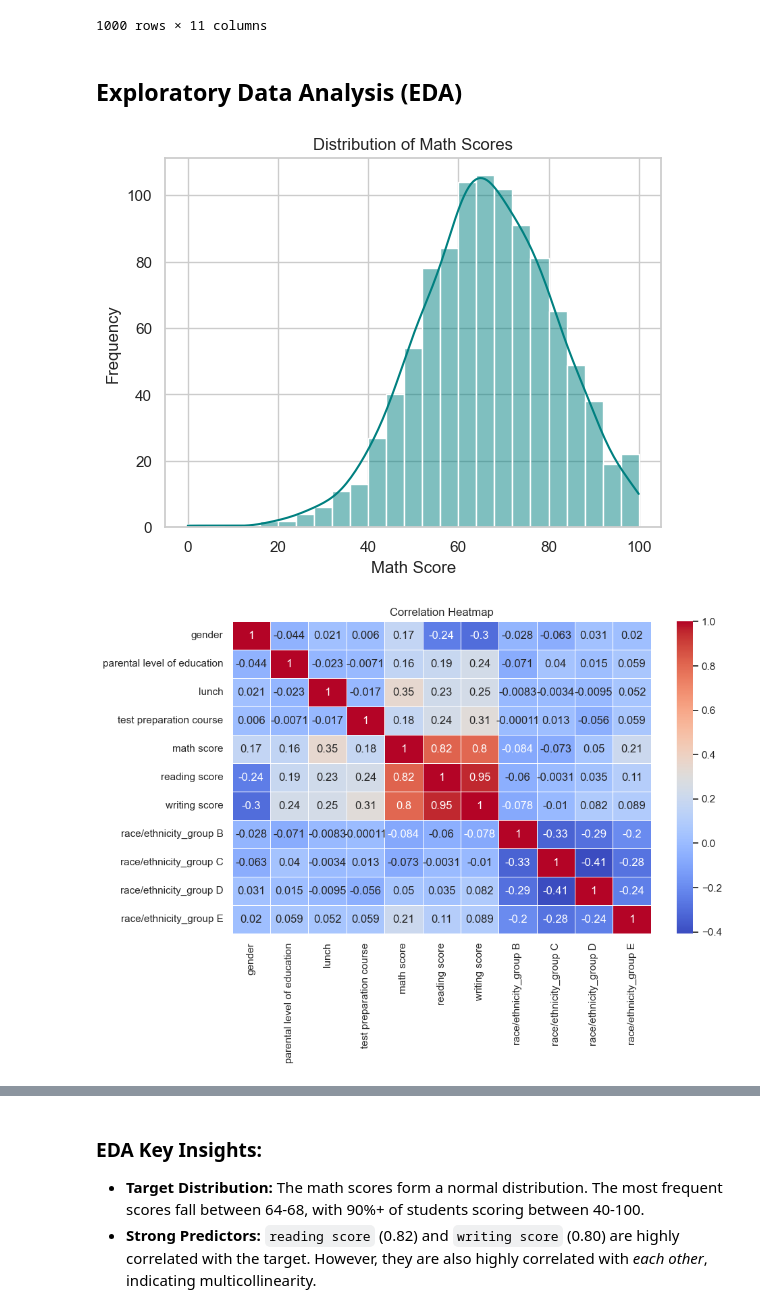
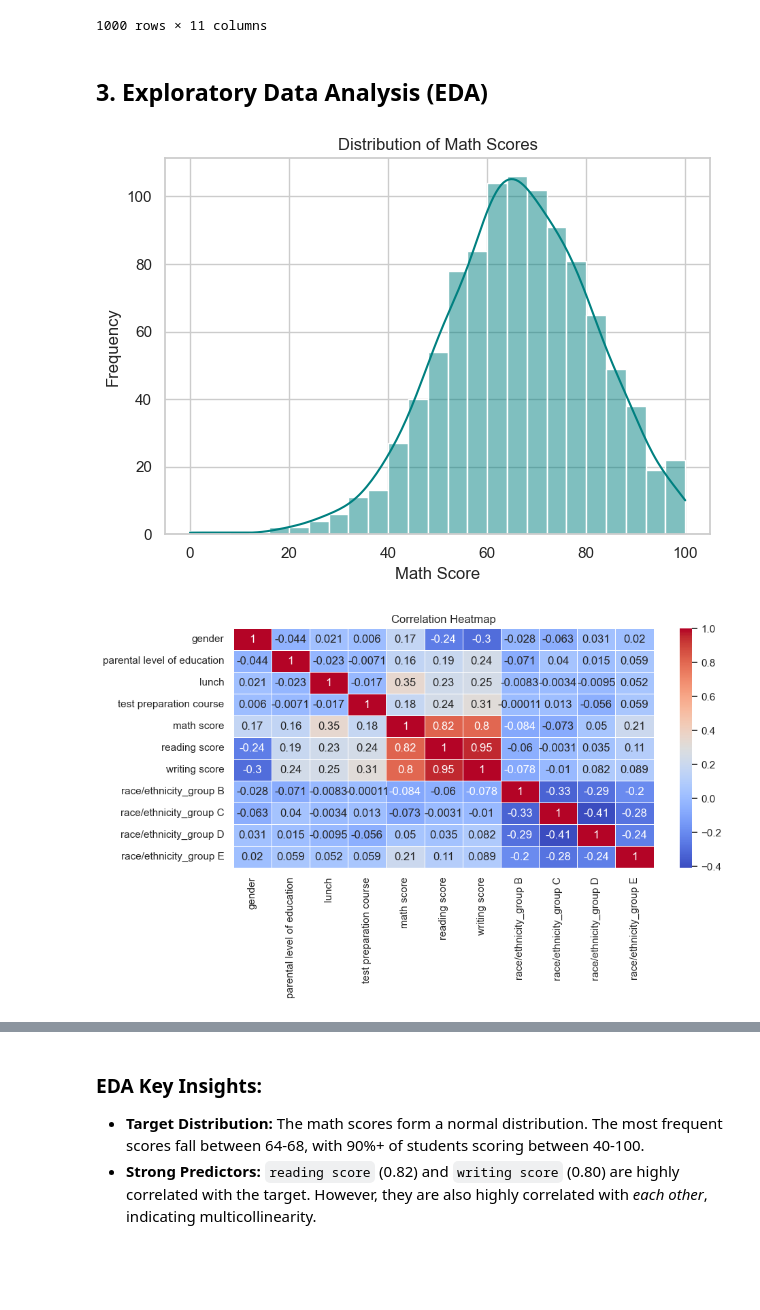
Before and after one commit to VaibhavNileshKumarDave/synent-task8-mlmodel-vaibhav-dave, a Jupyter notebook: notebooks/StudentsPerformance.ipynb, the cells around one changed output, grey strips where cells are left out. Drawn from its saved outputs; the diff is of its cells as text; code cells hidden in the pictures; blank space fills up the shorter version.

Commit message:
Save Charts In Outputs Folder

```diff
--- a/notebooks/StudentsPerformance.ipynb
+++ b/notebooks/StudentsPerformance.ipynb
@@ -98,22 +98,26 @@ students_performance
 | 999 | 0 | 2 | 0 | 0 | 77 | 86 | ... |
 1000 rows × 11 columns
 # %% [markdown]
-## Exploratory Data Analysis (EDA)
+## 3. Exploratory Data Analysis (EDA)
 # %%
 sns.histplot(students_performance['math score'], color='teal', kde=True)
 plt.title('Distribution of Math Scores')
 plt.xlabel('Math Score')
 plt.ylabel('Frequency')
+plt.tight_layout()
+plt.savefig('../outputs/math_score_distribution.png', dpi=150)
 plt.show()
 # %% [output]
-[figure, old version]
+[figure, new version]
 # %%
 plt.figure(figsize=(10, 6))
 sns.heatmap(students_performance.corr(), annot=True, cmap='coolwarm', linewidths=0.5)
 plt.title('Correlation Heatmap')
+plt.tight_layout()
+plt.savefig('../outputs/correlation_heatmap.png', dpi=150)
 plt.show()
 # %% [output]
-[figure, old version]
+[figure, new version]
 # %%
 plt.figure(figsize=(8, 6))
 sns.boxplot(x='test preparation course', y='math score', data=students_performance, palette='Set2')
```
Also changed, not shown: parts of 12 cells of this notebook, 7 other files.
